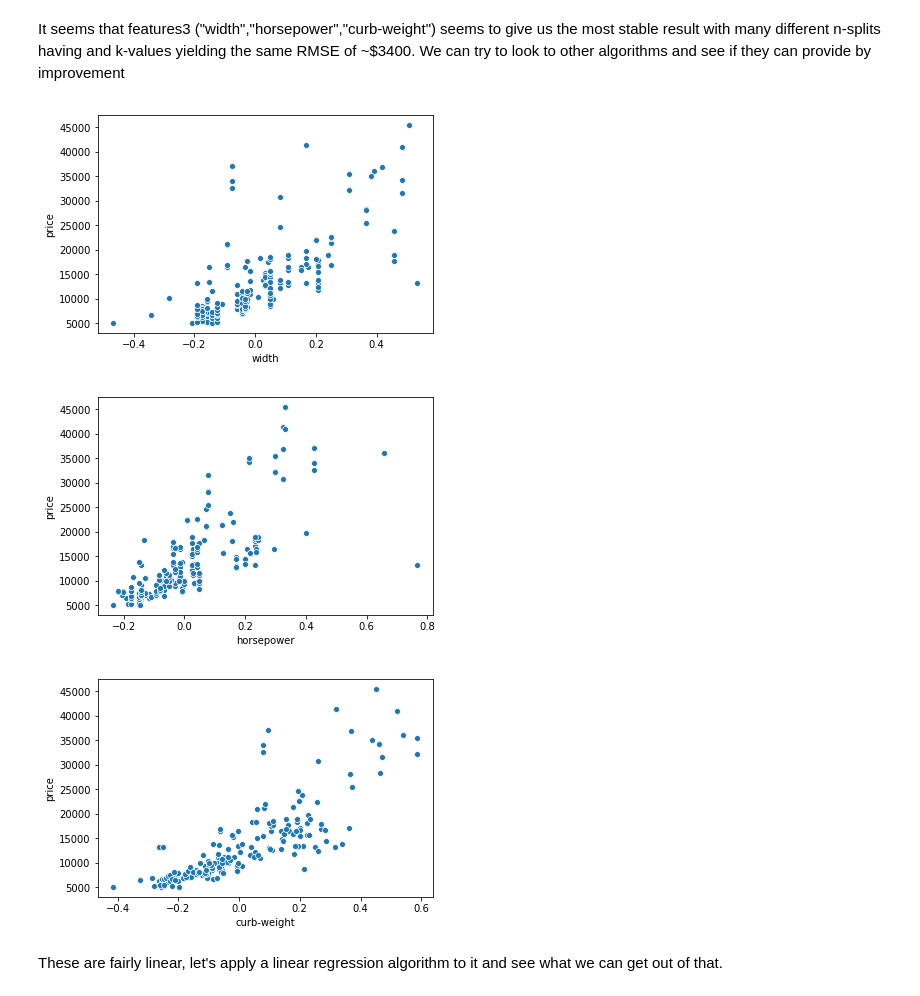
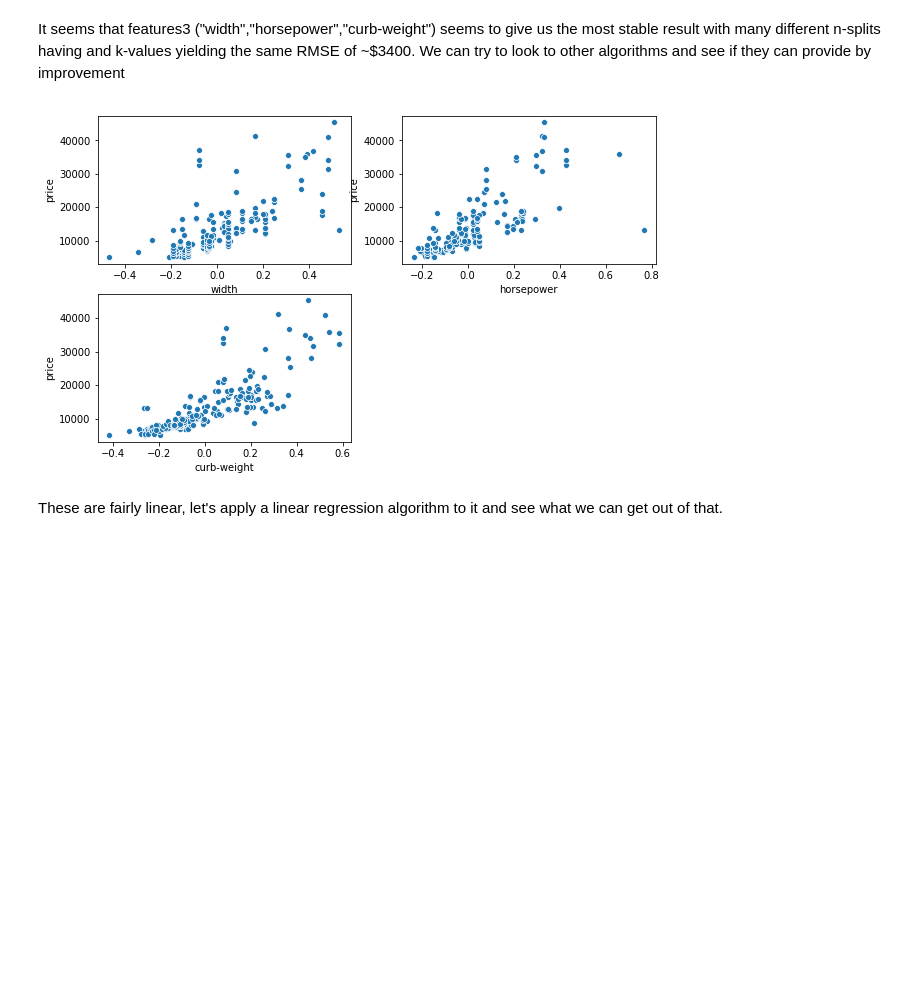
Before and after one commit to vta92/DS_projects, a Jupyter notebook: Predicting_car_project/car_prediction.ipynb, the cells around one changed output. Cells and saved outputs as stored; diff of their text form; code cells hidden in the pictures; blank space fills up the shorter version.

```diff
--- a/Predicting_car_project/car_prediction.ipynb
+++ b/Predicting_car_project/car_prediction.ipynb
@@ -339,16 +339,16 @@ features3
 # %% [markdown]
 It seems that features3 ("width","horsepower","curb-weight") seems to give us the most stable result with many different n-splits having and k-values yielding the same RMSE of ~$3400. We can try to look to other algorithms and see if they can provide by improvement
 # %%
+fig = plt.figure(figsize=(10,6))
+plt.subplot(221)
 sns.scatterplot(new_cars["width"],new_cars["price"])
-plt.show()
+plt.subplot(222)
 sns.scatterplot(new_cars["horsepower"],new_cars["price"])
-plt.show()
+plt.subplot(223)
 sns.scatterplot(new_cars["curb-weight"],new_cars["price"])
 plt.show()
 # %% [output]
-[figure, old version]
+[figure, new version]
-[figure, removed]
-[figure, removed]
 # %% [markdown]
 These are fairly linear, let's apply a linear regression algorithm to it and see what we can get out of that.
 # %%
```
Also changed, not shown: parts of 9 cells of this notebook.
